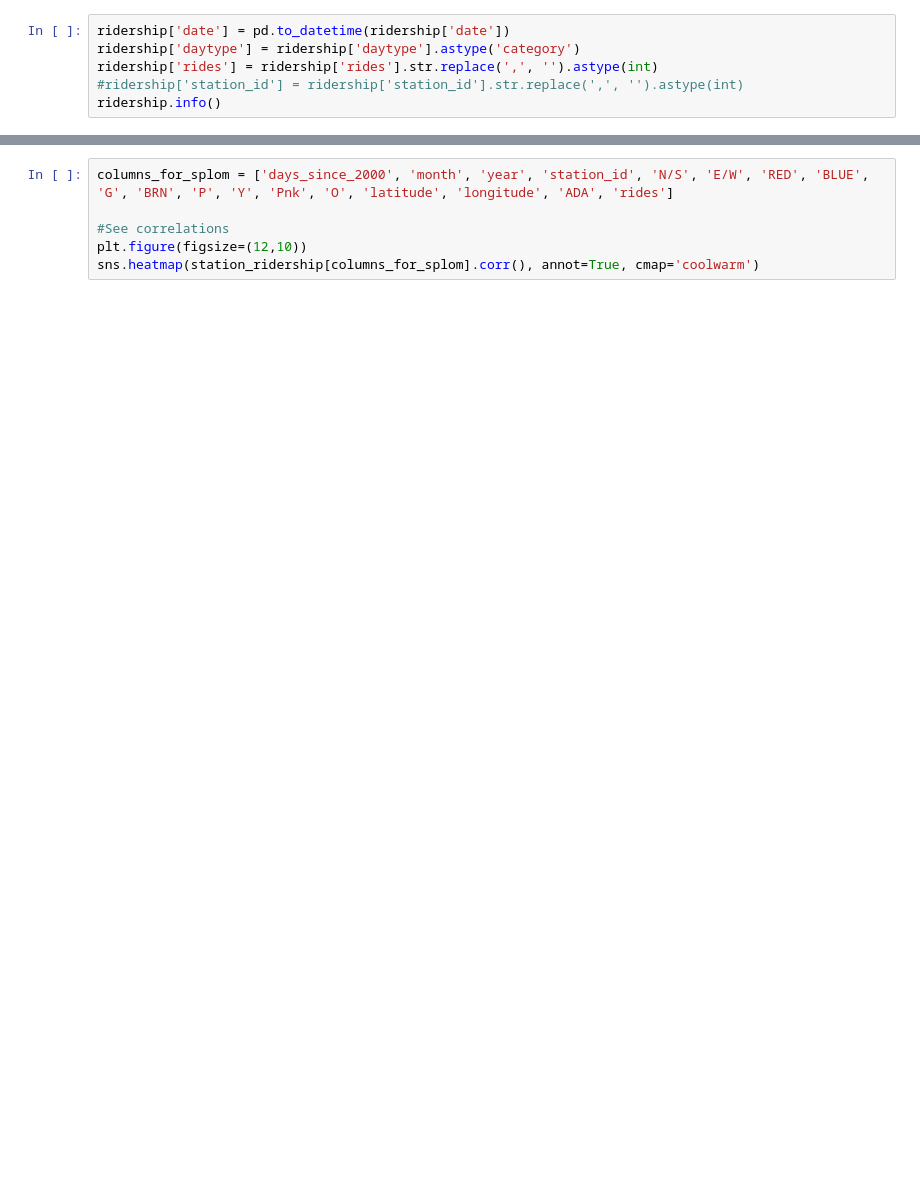
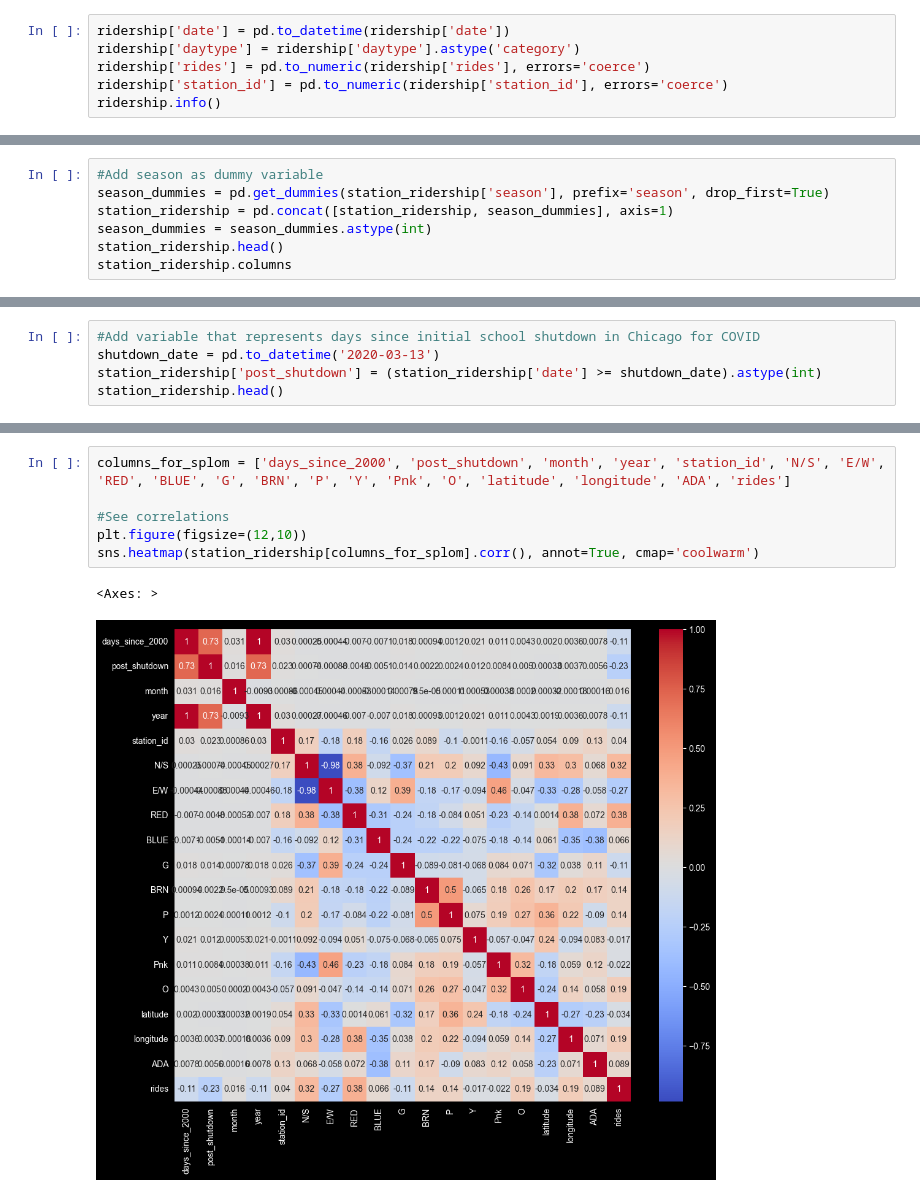
Before and after one commit to azcao95/cta-ridership-w2026-mads-milestone-2, a Jupyter notebook: ridership.ipynb, the cells around one changed output, grey strips where cells are left out. Saved outputs shown, nothing was run; the diff lists cells and outputs as text; blank space fills up the shorter version.

Commit message:
Added season dummies

```diff
--- a/ridership.ipynb
+++ b/ridership.ipynb
@@ -43,7 +43,7 @@ ridership.head()
 # %%
 ridership['date'] = pd.to_datetime(ridership['date'])
 ridership['daytype'] = ridership['daytype'].astype('category')
-ridership['rides'] = ridership['rides'].str.replace(',', '').astype(int)
-#ridership['station_id'] = ridership['station_id'].str.replace(',', '').astype(int)
+ridership['rides'] = pd.to_numeric(ridership['rides'], errors='coerce')
+ridership['station_id'] = pd.to_numeric(ridership['station_id'], errors='coerce')
 ridership.info()
 # %% [output]
@@ -131,0 +198,7 @@ print(station_ridership[['date', 'days_since_2000', 'season', 'month', 'year']].
+# %%
+#Add season as dummy variable
+season_dummies = pd.get_dummies(station_ridership['season'], prefix='season', drop_first=True)
+station_ridership = pd.concat([station_ridership, season_dummies], axis=1)
+season_dummies = season_dummies.astype(int)
+station_ridership.head()
+station_ridership.columns
@@ -131,0 +211,5 @@ print(station_ridership[['date', 'days_since_2000', 'season', 'month', 'year']].
+# %%
+#Add variable that represents days since initial school shutdown in Chicago for COVID
+shutdown_date = pd.to_datetime('2020-03-13')
+station_ridership['post_shutdown'] = (station_ridership['date'] >= shutdown_date).astype(int)
+station_ridership.head()
@@ -152,9 +250,12 @@ else:
 # %%
-columns_for_splom = ['days_since_2000', 'month', 'year', 'station_id', 'N/S', 'E/W', 'RED', 'BLUE', 'G', 'BRN', 'P', 'Y', 'Pnk', 'O', 'latitude', 'longitude', 'ADA', 'rides']
+columns_for_splom = ['days_since_2000', 'post_shutdown', 'month', 'year', 'station_id', 'N/S', 'E/W', 'RED', 'BLUE', 'G', 'BRN', 'P', 'Y', 'Pnk', 'O', 'latitude', 'longitude', 'ADA', 'rides']
 
 #See correlations
 plt.figure(figsize=(12,10))
 sns.heatmap(station_ridership[columns_for_splom].corr(), annot=True, cmap='coolwarm')
+# %% [output]
+<Axes: >
+[figure, added]
 # %%
 sns.pairplot(station_ridership, x_vars=['days_since_2000', 'month', 'year', 'station_id', 'N/S', 'E/W', 'RED', 'BLUE', 'G', 'BRN', 'P', 'Y', 'Pnk', 'O', 'latitude', 'longitude', 'ADA'], y_vars=['rides'])
 plt.show()
```
Also changed, not shown: parts of 23 cells of this notebook.
